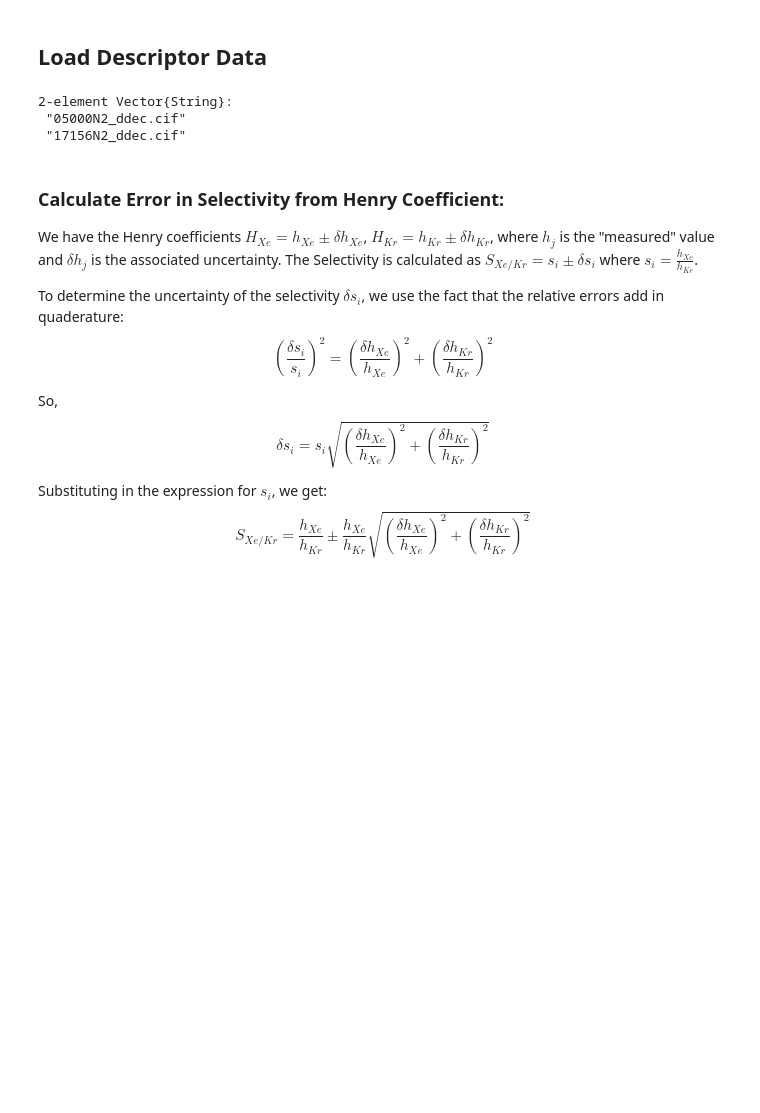
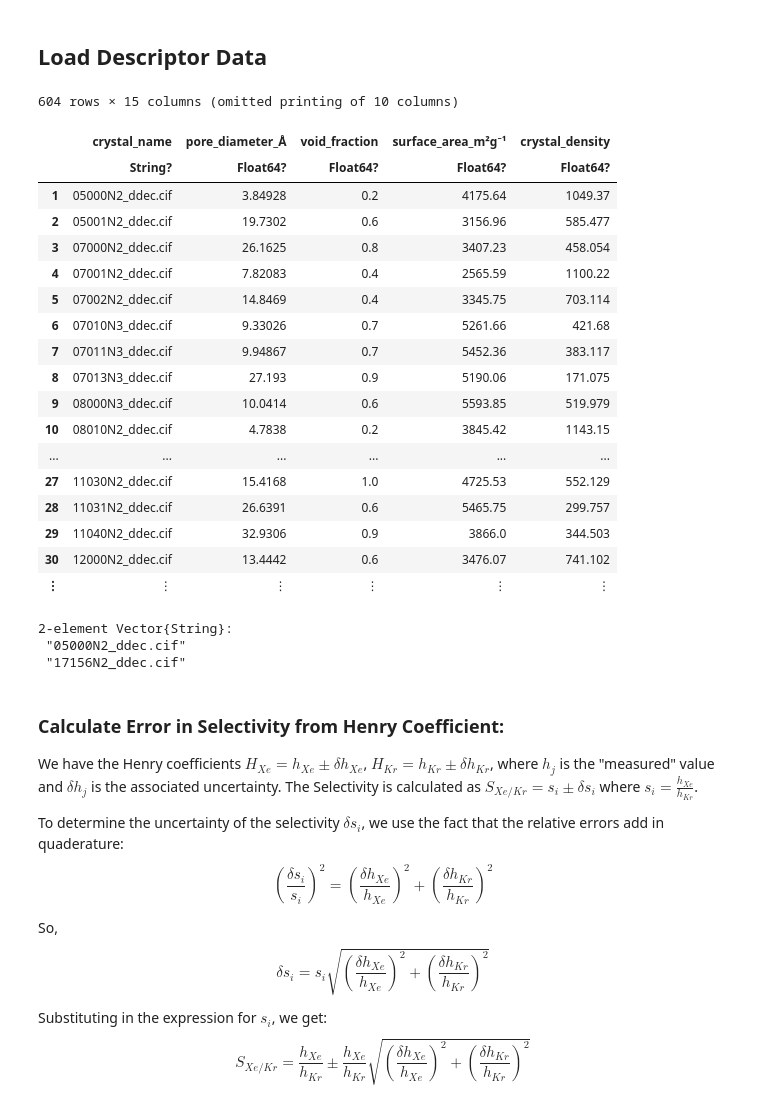
Before and after one commit to SimonEnsemble/multi-fidelity-BO-of-COFs-for-Xe-Kr-seps, a Jupyter notebook: analysis.ipynb, the cells around one changed output. Cells and saved outputs as stored; diff of their text form; code cells hidden in the pictures; blank space fills up the shorter version.

```diff
--- a/analysis.ipynb
+++ b/analysis.ipynb
@@ -34,10 +36,30 @@ descriptors = outerjoin(geometric_properties, chemical_properties, on=["crystal_
 # %%
 # for some reason these ones aren't working... LOOk INTO IT
 # NOTE: second row has "⟨N⟩ (mmol/g)" = [0.0, 0.0] producing sel = NaN... need to run gcmc on these?
 skip_for_now = ["07012N3_ddec.cif", "14040N2_ddec.cif", "16290N3_ddec.cif", "21111N3_ddec.cif",
                 "13030N2_ddec.cif", "16371N2_ddec.cif", "20565N3_ddec.cif", "21090N3_ddec.cif"]
 
-[delete!(descriptors, findfirst(descriptors[:, "crystal_name"] .== name)) for name in skip_for_now];
+filter!(row -> ! (row["crystal_name"] in skip_for_now), descriptors)
+# %% [output]
+604 rows × 15 columns (omitted printing of 10 columns)
+|  | crystal_name | pore_diameter_Å | void_fraction | surface_area_m²g⁻¹ | crystal_density |
+|  | String? | Float64? | Float64? | Float64? | Float64? |
+| 1 | 05000N2_ddec.cif | 3.84928 | 0.2 | 4175.64 | 1049.37 |
+| 2 | 05001N2_ddec.cif | 19.7302 | 0.6 | 3156.96 | 585.477 |
+| 3 | 07000N2_ddec.cif | 26.1625 | 0.8 | 3407.23 | 458.054 |
+| 4 | 07001N2_ddec.cif | 7.82083 | 0.4 | 2565.59 | 1100.22 |
+| 5 | 07002N2_ddec.cif | 14.8469 | 0.4 | 3345.75 | 703.114 |
+| 6 | 07010N3_ddec.cif | 9.33026 | 0.7 | 5261.66 | 421.68 |
+| 7 | 07011N3_ddec.cif | 9.94867 | 0.7 | 5452.36 | 383.117 |
+| 8 | 07013N3_ddec.cif | 27.193 | 0.9 | 5190.06 | 171.075 |
+| 9 | 08000N3_ddec.cif | 10.0414 | 0.6 | 5593.85 | 519.979 |
+| 10 | 08010N2_ddec.cif | 4.7838 | 0.2 | 3845.42 | 1143.15 |
+| ... | ... | ... | ... | ... | ... |
+| 27 | 11030N2_ddec.cif | 15.4168 | 1.0 | 4725.53 | 552.129 |
+| 28 | 11031N2_ddec.cif | 26.6391 | 0.6 | 5465.75 | 299.757 |
+| 29 | 11040N2_ddec.cif | 32.9306 | 0.9 | 3866.0 | 344.503 |
+| 30 | 12000N2_ddec.cif | 13.4442 | 0.6 | 3476.07 | 741.102 |
+| ⋮ | ⋮ | ⋮ | ⋮ | ⋮ | ⋮ |
 # %%
 ###
 #  simulation parameters
```
Also changed, not shown: parts of 10 cells of this notebook, 1 other file.
